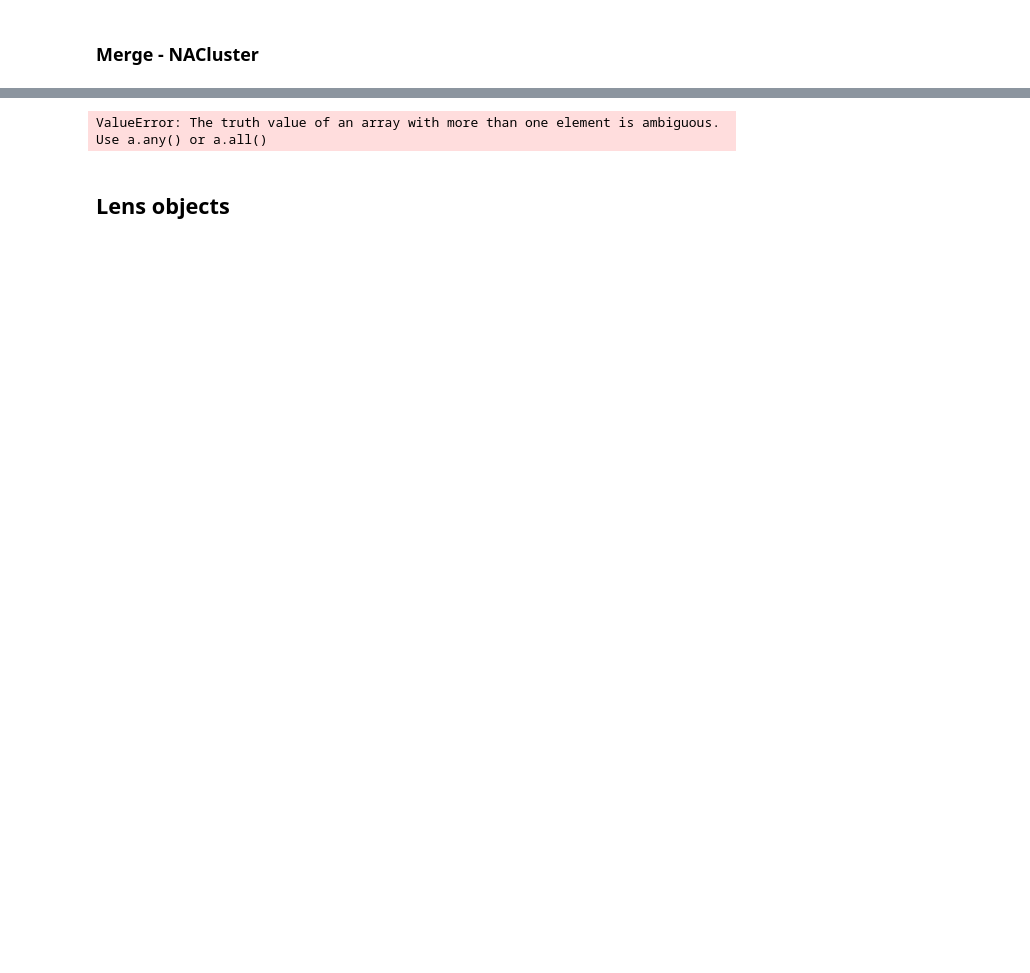
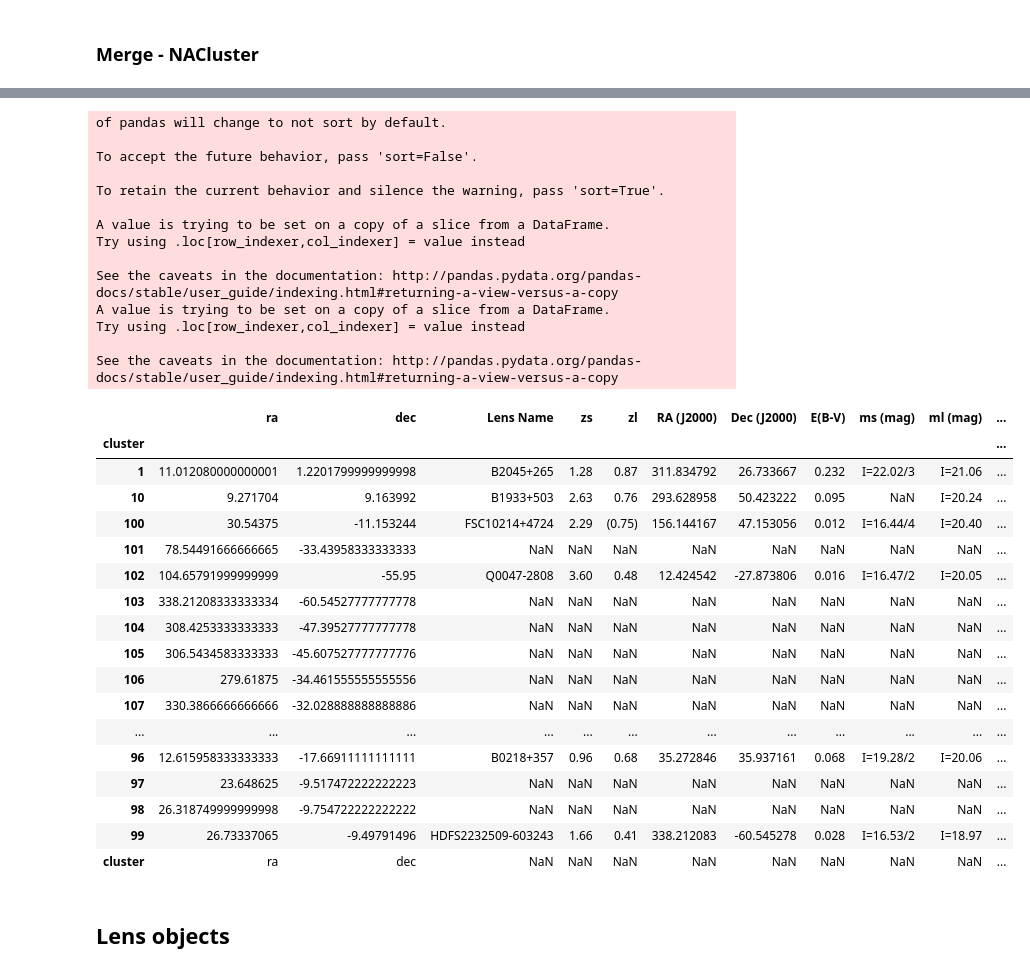
Before and after one commit to vivianemm/GLquasars, a Jupyter notebook: Database/Integration.ipynb, the cells around one changed output, grey strips where cells are left out. Saved outputs shown, nothing was run; the diff lists cells and outputs as text; code cells hidden in the pictures; blank space fills up the shorter version.

```diff
--- a/Database/Integration.ipynb
+++ b/Database/Integration.ipynb
@@ -240,19 +295,67 @@ ml = masterlens()
-# %%
-# first concat nac with castle
-result = pd.concat([nac, castle], join ='outer', sort=True)
-
-# then concat nac + castle with ml
-final_result = pd.concat([result, ml], join ='outer', sort=True)
-# %%
-# combining dup rows into one
-clusters = list(nac["cluster"])
-dupes = list(set([x for x in clusters if clusters.count(x) > 1])) # cluster duplicates
-
-for i in dupes:
-    if final_result.index == i:
-        print('bjhbj')
-# %% [output]
-ValueError: The truth value of an array with more than one element is ambiguous. Use a.any() or a.all()
+# %%
+def integrate():
+    castle = castles_imgs()
+    ml = masterlens_df()
+
+    nac = pd.read_csv('clusters.csv')
+    nac = nac.sort_values(by=['id'])
+    nac.reset_index(inplace=True, drop=True)
+
+    # first concat nac with castle
+    result = pd.concat([nac, castle], join ='outer', sort=True, axis=1)
+
+    # then concat nac + castle with ml
+    integrated = pd.concat([result, ml], join ='outer', sort=True, axis=1)
+
+    # combining dup rows into one
+    integrated = integrated.groupby('cluster').first()
+    i#ntegrated.columns = ['id','ra_c','dec_c','Lens Name _c','zs','zl','RA (J2000)','Dec (J2000)','E(B-V)','ms (mag)',
+      #            'ml (mag)','FGHz (mJy)','Nim',"size ("")",'dt (days)','sigma (km/s)',
+       #           'id_c','Name','Discovery','Discovery Date','Lens Kind','Lens Grade','Description',
+        #          'N Images','Einstein_R','Einstein_R quality','Stellar_v_disp','Stellar_v_disp_err',
+         #         'Ra(deg)_ml','Dec(deg)_ml','Alternate Names','id_ml']
+
+    system = integrated.drop('id', axis=1)
+    system['isReal'] = 1  #  column to distinguish between real and simulated lenses (real=1, sim=0)
+    system['Target'] = 1  #  column to distinguish between images with ot without lens (lens=1, nolens=0)
+
+    system.to_csv("integrated_system.csv", index=False)
+    return system
+# %%
+integrate()
+# %% [output]
+of pandas will change to not sort by default.
+
+To accept the future behavior, pass 'sort=False'.
+
+To retain the current behavior and silence the warning, pass 'sort=True'.
+
+A value is trying to be set on a copy of a slice from a DataFrame.
+Try using .loc[row_indexer,col_indexer] = value instead
+
+See the caveats in the documentation: http://pandas.pydata.org/pandas-docs/stable/user_guide/indexing.html#returning-a-view-versus-a-copy
+A value is trying to be set on a copy of a slice from a DataFrame.
+Try using .loc[row_indexer,col_indexer] = value instead
+
+See the caveats in the documentation: http://pandas.pydata.org/pandas-docs/stable/user_guide/indexing.html#returning-a-view-versus-a-copy
+|  | ra | dec | Lens Name | zs | zl | RA (J2000) | Dec (J2000) | E(B-V) | ms (mag) | ml (mag) | ... |
+| cluster |  |  |  |  |  |  |  |  |  |  | ... |
+| 1 | 11.012080000000001 | 1.2201799999999998 | B2045+265 | 1.28 | 0.87 | 311.834792 | 26.733667 | 0.232 | I=22.02/3 | I=21.06 | ... |
+| 10 | 9.271704 | 9.163992 | B1933+503 | 2.63 | 0.76 | 293.628958 | 50.423222 | 0.095 | NaN | I=20.24 | ... |
+| 100 | 30.54375 | -11.153244 | FSC10214+4724 | 2.29 | (0.75) | 156.144167 | 47.153056 | 0.012 | I=16.44/4 | I=20.40 | ... |
+| 101 | 78.54491666666665 | -33.43958333333333 | NaN | NaN | NaN | NaN | NaN | NaN | NaN | NaN | ... |
+| 102 | 104.65791999999999 | -55.95 | Q0047-2808 | 3.60 | 0.48 | 12.424542 | -27.873806 | 0.016 | I=16.47/2 | I=20.05 | ... |
+| 103 | 338.21208333333334 | -60.54527777777778 | NaN | NaN | NaN | NaN | NaN | NaN | NaN | NaN | ... |
+| 104 | 308.4253333333333 | -47.39527777777778 | NaN | NaN | NaN | NaN | NaN | NaN | NaN | NaN | ... |
+| 105 | 306.5434583333333 | -45.607527777777776 | NaN | NaN | NaN | NaN | NaN | NaN | NaN | NaN | ... |
+| 106 | 279.61875 | -34.461555555555556 | NaN | NaN | NaN | NaN | NaN | NaN | NaN | NaN | ... |
+| 107 | 330.3866666666666 | -32.028888888888886 | NaN | NaN | NaN | NaN | NaN | NaN | NaN | NaN | ... |
+| ... | ... | ... | ... | ... | ... | ... | ... | ... | ... | ... | ... |
+| 96 | 12.615958333333333 | -17.66911111111111 | B0218+357 | 0.96 | 0.68 | 35.272846 | 35.937161 | 0.068 | I=19.28/2 | I=20.06 | ... |
+| 97 | 23.648625 | -9.517472222222223 | NaN | NaN | NaN | NaN | NaN | NaN | NaN | NaN | ... |
+| 98 | 26.318749999999998 | -9.754722222222222 | NaN | NaN | NaN | NaN | NaN | NaN | NaN | NaN | ... |
+| 99 | 26.73337065 | -9.49791496 | HDFS2232509-603243 | 1.66 | 0.41 | 338.212083 | -60.545278 | 0.028 | I=16.53/2 | I=18.97 | ... |
+| cluster | ra | dec | NaN | NaN | NaN | NaN | NaN | NaN | NaN | NaN | ... |
 # %%
 # Comparing merge by name with NAC
 
```
Also changed, not shown: parts of 15 cells of this notebook, 10 other files.
